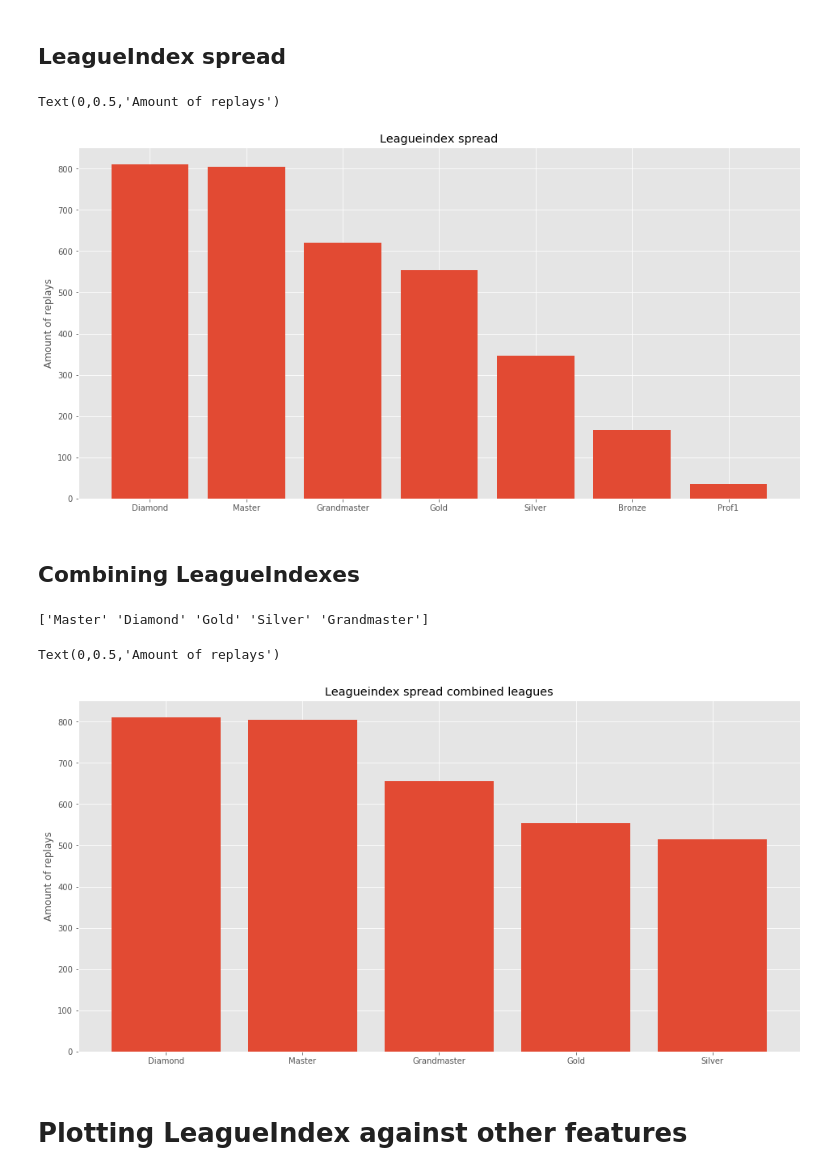
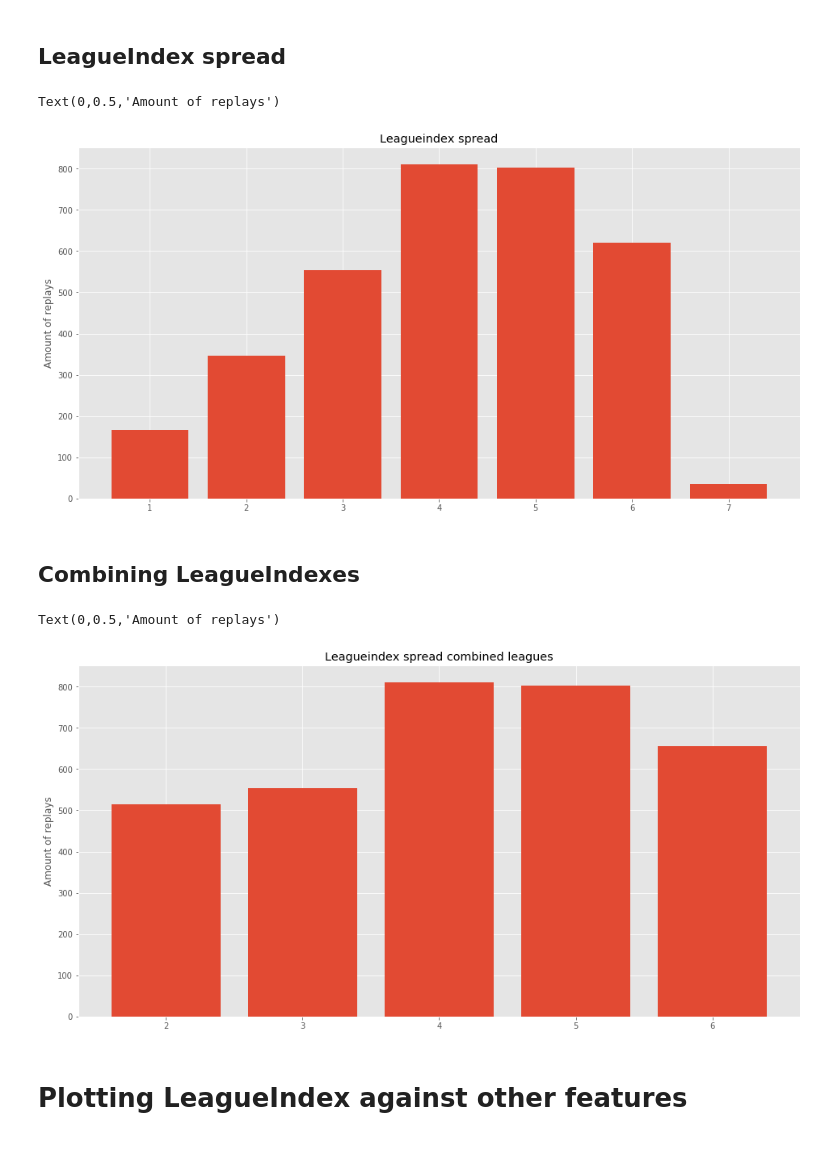
Before and after one commit to SanderVanAndel/ADS-MachineLearning, a Jupyter notebook: Discovery.ipynb, the cells around one changed output. Cells and saved outputs as stored; diff of their text form; code cells hidden in the pictures.

Commit message:
fixed bar charts again

```diff
--- a/Discovery.ipynb
+++ b/Discovery.ipynb
@@ -35,21 +35,5 @@ replays = replays[replays['TotalHours'] != 1000000]
 replays.dropna(inplace=True)
 replays.isnull().values.any()
 
-# Replacing league numbers with string
-leagues = {
-        1: "Bronze",
-        2: "Silver",
-        3: "Gold",
-        4: "Diamond",
-        5: "Master",
-        6: "Grandmaster",
-        7: "Prof1",
-        8: "Prof2",
-    }
-replays['LeagueIndex'] = replays['LeagueIndex'].apply(lambda x: leagues.get(x))
-
-leagueIndexOrderList = ['Bronze', 'Silver', 'Gold', 'Diamond', 'Master', 'GrandMaster', 'Prof']
-replays.reindex(leagueIndexOrderList)
-
 replays.describe()
 # %% [output]
@@ -67,29 +52,29 @@ replays.describe()
 # %%
 plt.figure(figsize=(16, 8));
 
-leagueCounts = replays['LeagueIndex'].value_counts()
+leagueCounts = replays['LeagueIndex'].value_counts().sort_index()
 
 labels = leagueCounts.index.values.tolist()
 y_pos = np.arange(len(labels))
 
 # print(leagueCounts)
 # print(replays.groupby('LeagueIndex').count())
 
 plt.bar(y_pos, leagueCounts, align='center', alpha=1)
 plt.xticks(y_pos, labels)
 
 plt.title('Leagueindex spread')
 plt.ylabel('Amount of replays')
 # %% [output]
 Text(0,0.5,'Amount of replays')
-[figure, old version]
+[figure, new version]
 # %% [markdown]
 ## Combining LeagueIndexes
 # %%
-replays.loc[replays['LeagueIndex'] == 'Bronze', 'LeagueIndex'] = 'Silver'
-replays.loc[replays['LeagueIndex'] == 'Prof1', 'LeagueIndex'] = 'Grandmaster'
+replays.loc[replays['LeagueIndex'] == 1, 'LeagueIndex'] = 2
+replays.loc[replays['LeagueIndex'] == 7, 'LeagueIndex'] = 6
 
-leagueCounts = replays['LeagueIndex'].value_counts()
+leagueCounts = replays['LeagueIndex'].value_counts().sort_index()
 labels = leagueCounts.index.values.tolist()
 y_pos = np.arange(len(labels))
 
@@ -99,9 +84,8 @@ plt.xticks(y_pos, labels)
 plt.title('Leagueindex spread combined leagues')
 plt.ylabel('Amount of replays')
 # %% [output]
-['Master' 'Diamond' 'Gold' 'Silver' 'Grandmaster']
+Text(0,0.5,'Amount of replays')
-Text(0,0.5,'Amount of replays')
-[figure, old version]
+[figure, new version]
 # %% [markdown]
 # Plotting LeagueIndex against other features
 # %%
```
Also changed, not shown: parts of 4 cells of this notebook.
